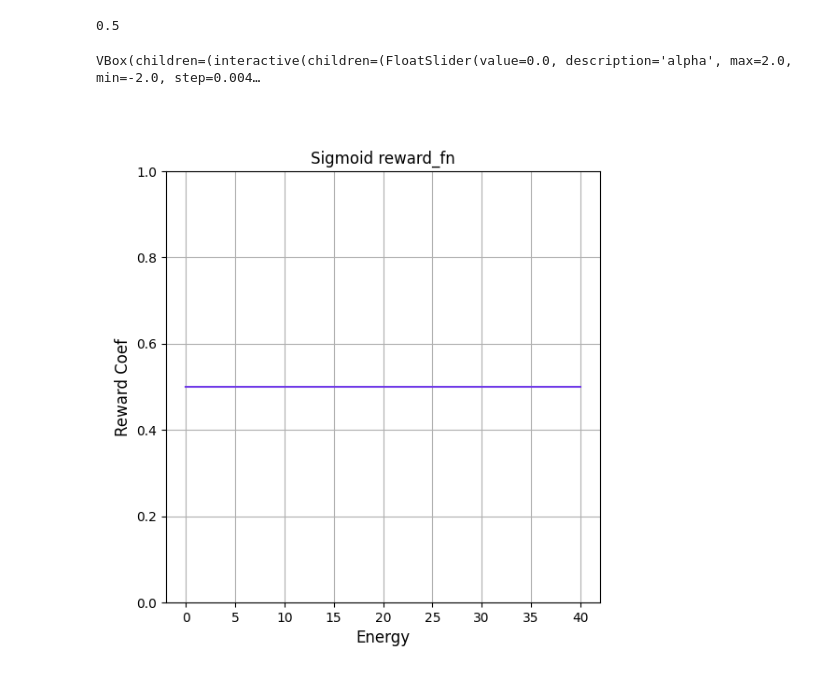
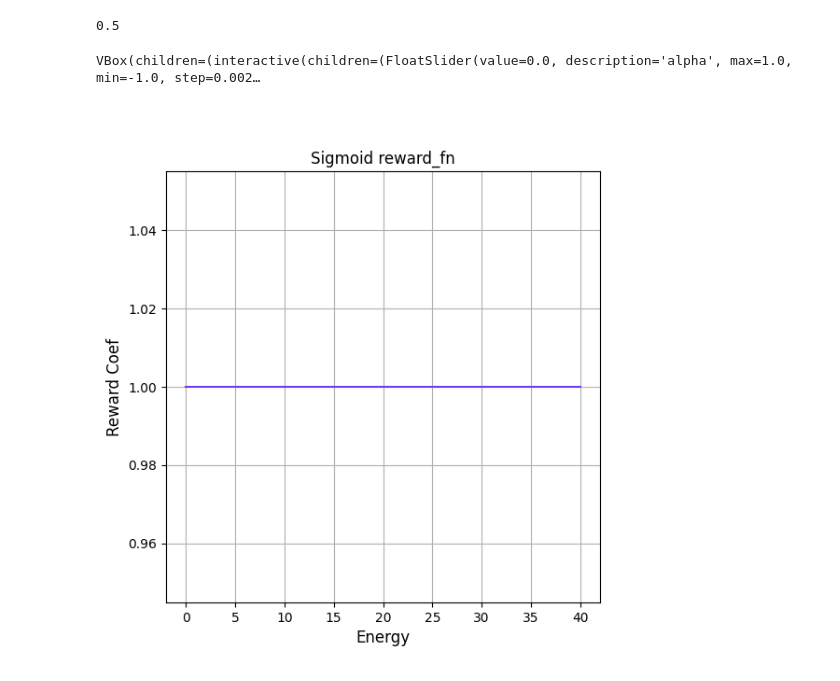
Before and after one commit to oist/emevo, a Jupyter notebook: notebooks/reward_fn.ipynb, the cells around one changed output. Drawn from its saved outputs; the diff is of its cells as text; code cells hidden in the pictures.

```diff
--- a/notebooks/reward_fn.ipynb
+++ b/notebooks/reward_fn.ipynb
@@ -69,7 +69,7 @@ def sigmoid_reward_widget(
             ax.grid(True, which="major")
             ax.set_xlabel("Energy", fontsize=12)
             ax.set_ylabel("Reward Coef", fontsize=12)
-            ax.set_ylim((0.0, 1.0))
+            # ax.set_ylim((-1.0, 1.0))
         else:
             state.line.remove()
 
@@ -78,14 +78,14 @@ def sigmoid_reward_widget(
         fig.canvas.draw()
         fig.canvas.flush_events()
 
-    interactive = widgets.interactive(update_figure, alpha=make_slider(-2.0, 2.0, logscale=False, n_steps=n_discr))
+    interactive = widgets.interactive(update_figure, alpha=make_slider(-1.0, 1.0, logscale=False, n_steps=n_discr))
     return widgets.VBox([interactive])
 # %%
 1 / (1.0 + np.exp(-0.0))
 # %% [output]
 0.5
 # %%
-sigmoid_reward_widget(lambda e, a: 1 / (1.0 + np.exp(- e * a * 0.5)))
+sigmoid_reward_widget(lambda e, a: 2 / (1.0 + np.exp(- e * a)) - (1 if a > 0 else 0))
 # %% [output]
-VBox(children=(interactive(children=(FloatSlider(value=0.0, description='alpha', max=2.0, min=-2.0, step=0.004…
+VBox(children=(interactive(children=(FloatSlider(value=0.0, description='alpha', max=1.0, min=-1.0, step=0.002…
-[figure, old version]
+[figure, new version]
```
Also changed, not shown: parts of 1 cell of this notebook, 1 other file.
